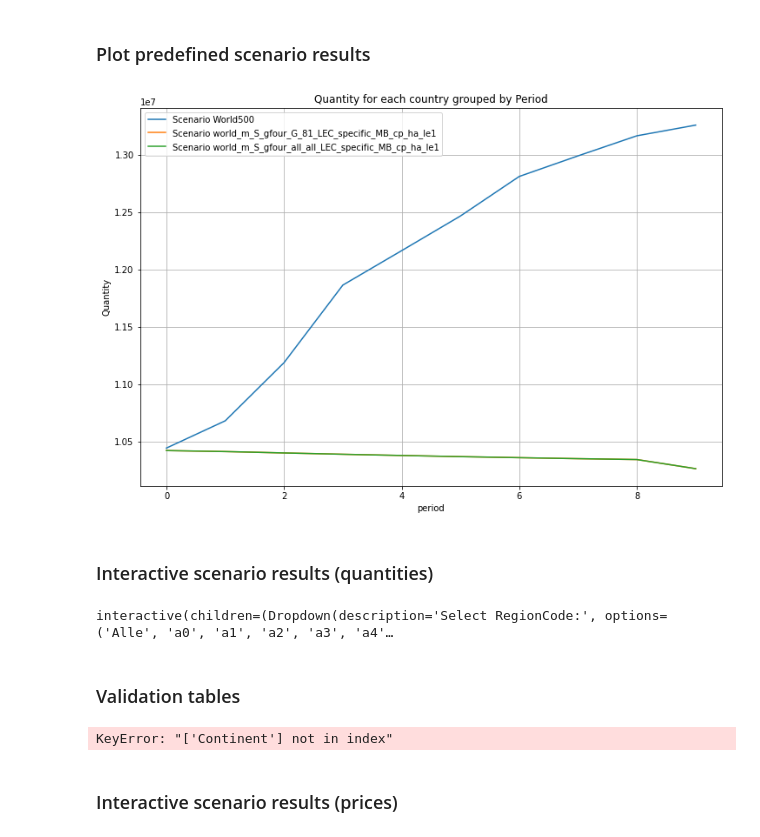
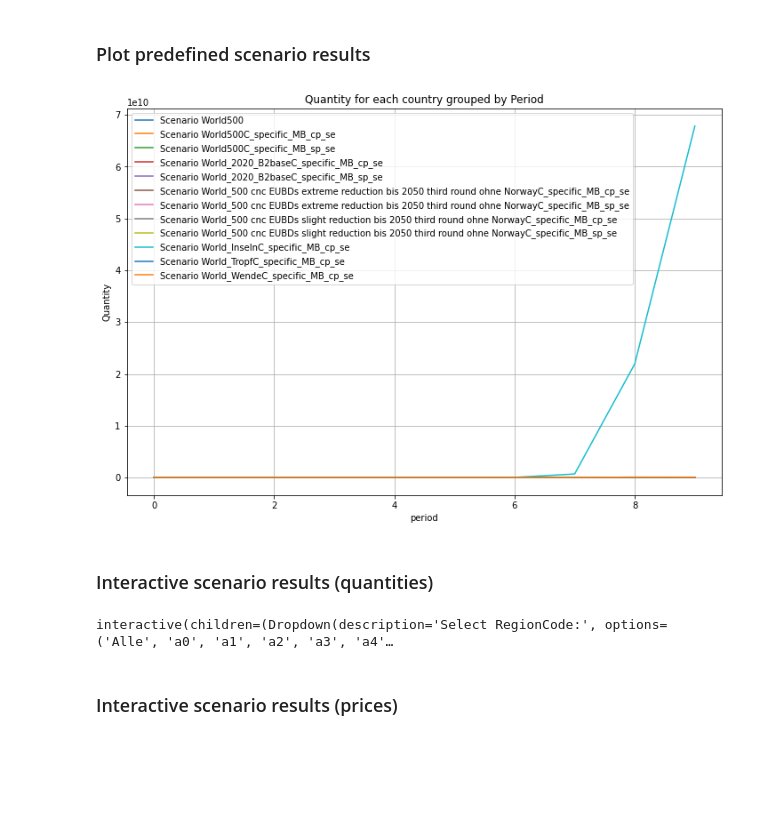
Before and after one commit to TI-Forest-Sector-Modelling/TiMBA_Charts, a Jupyter notebook: analyse.ipynb, the cells around one changed output. Cells and saved outputs as stored; diff of their text form; code cells hidden in the pictures; blank space fills up the shorter version.

```diff
--- a/analyse.ipynb
+++ b/analyse.ipynb
@@ -26,24 +71,22 @@ PermissionError: [Errno 13] Permission denied: 'c:\\Users\\tandetzki\\Pythonskri
 # %% [markdown]
 ### Plot predefined scenario results
 # %%
+data = data["data_periods"]
 sc_plot = sc_plot()
-sc_plot.predefined_plot(data["data_periods"])
+sc_plot.predefined_plot(data)
 # %% [output]
-[figure, old version]
+[figure, new version]
 # %% [markdown]
 ### Interactive scenario results (quantities)
-# %%
-plot_dropdown_instance = PlotDropDown(data["data_periods"])
-# %% [output]
-interactive(children=(Dropdown(description='Select RegionCode:', options=('Alle', 'a0', 'a1', 'a2', 'a3', 'a4'…
-# %% [markdown]
-### Validation tables
-# %%
-validation = validation()
-data_vali = validation.model_difference(data=data["data_periods"])
-data_quantities = validation.model_corrcoef(data["data_periods"])
-# %% [output]
-KeyError: "['Continent'] not in index"
+# %%
+plot_dropdown_instance = PlotDropDown(data)
+#plot_dropdown_instance.update_plot_data(region=plot_dropdown_instance.regioncode_dropdown.value,
+#                                        model=plot_dropdown_instance.model_dropdown.value,
+#                                        id=plot_dropdown_instance.id_dropdown.value,
+#                                        domain=plot_dropdown_instance.domain_dropdown.value,
+#                                        commodity=plot_dropdown_instance.commodity_code_dropdown.value)
+# %% [output]
+interactive(children=(Dropdown(description='Select RegionCode:', options=('Alle', 'a0', 'a1', 'a2', 'a3', 'a4'…
 # %% [markdown]
 ### Interactive scenario results (prices)
 # %%
```
Also changed, not shown: parts of 13 cells of this notebook, 26 other files.
